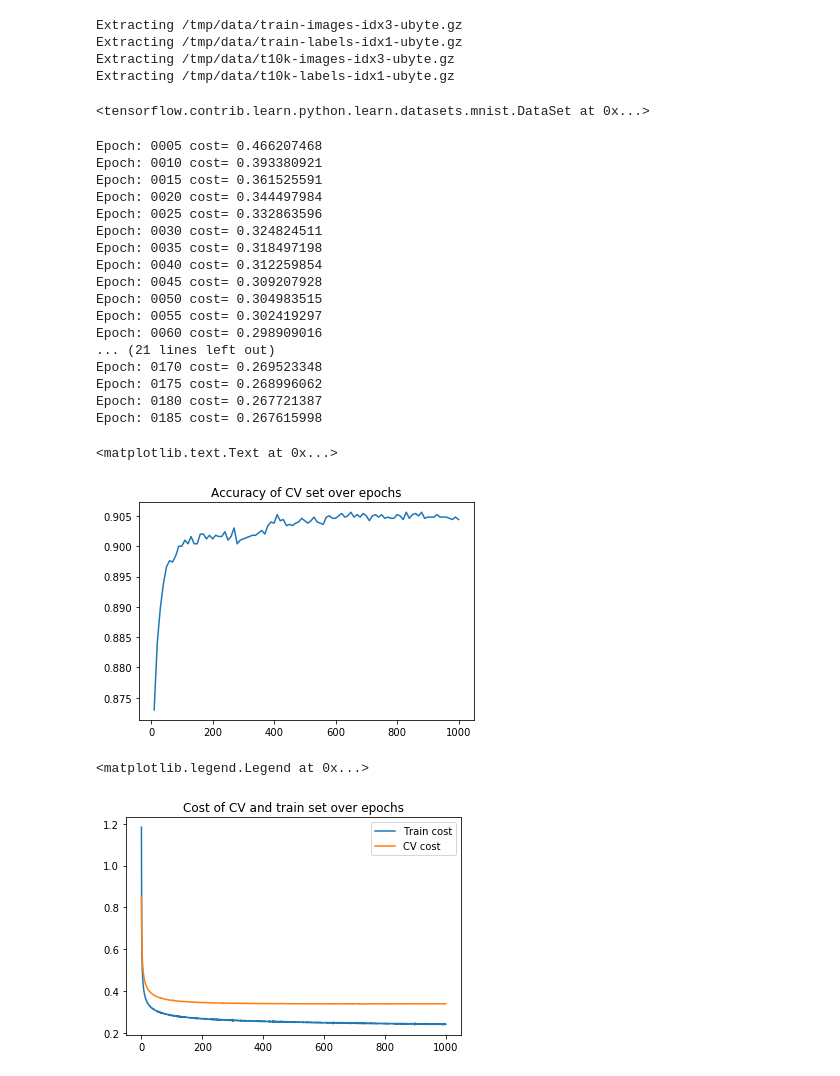
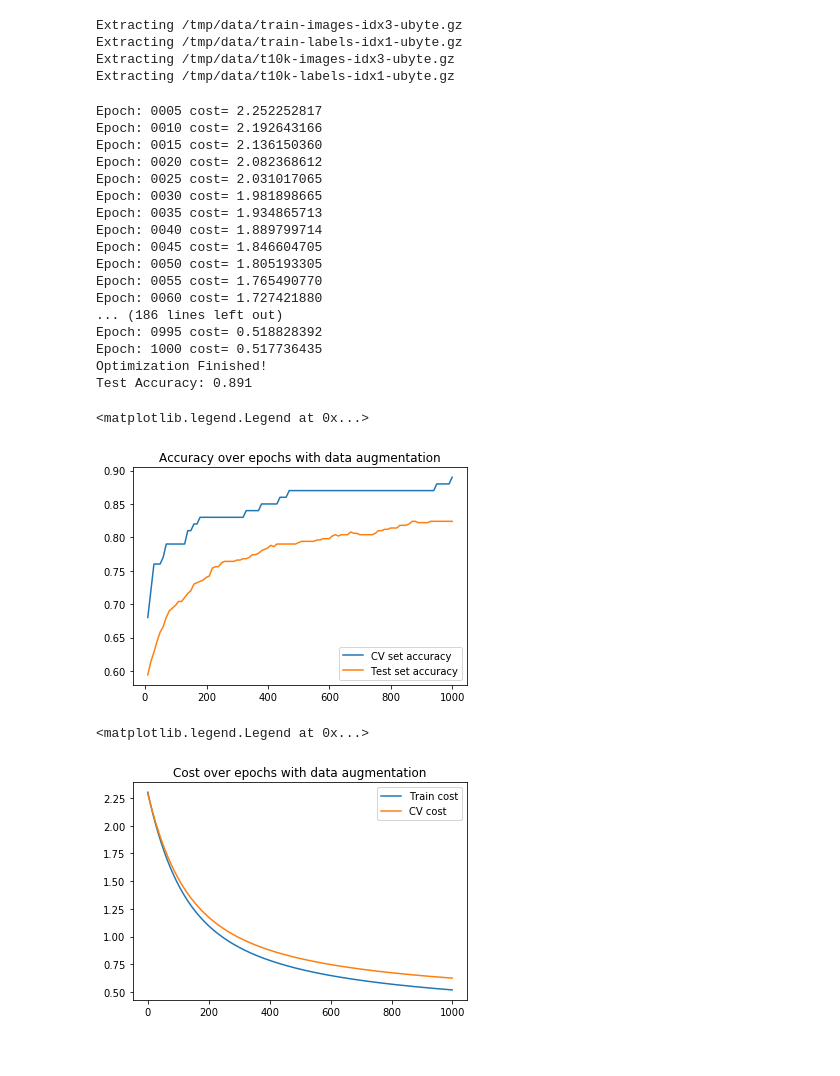
Before and after one commit to yujia21/MA6252, a Jupyter notebook: logistic_regression Dataset Augmentation.ipynb, the cells around one changed output. Saved outputs shown, nothing was run; the diff lists cells and outputs as text; code cells hidden in the pictures.

Commit message:
dataset augmentation

```diff
--- a/logistic_regression Dataset Augmentation.ipynb
+++ b/logistic_regression Dataset Augmentation.ipynb
@@ -17,8 +18,3 @@ Extracting /tmp/data/train-images-idx3-ubyte.gz
 Extracting /tmp/data/train-labels-idx1-ubyte.gz
 Extracting /tmp/data/t10k-images-idx3-ubyte.gz
 Extracting /tmp/data/t10k-labels-idx1-ubyte.gz
-# %%
-# data augment here
-mnist.train.
-# %% [output]
-<tensorflow.contrib.learn.python.learn.datasets.mnist.DataSet at 0x...>
@@ -25,8 +44,7 @@ mnist.train.
 # %%
 # Parameters
 learning_rate = 0.01
-training_epochs = 2000
-batch_size = 100
+training_epochs = 1000
 display_step = 5
 
 # tf Graph Input
@@ -60,19 +78,13 @@ with tf.Session() as sess:
 
     # Training cycle
     for epoch in range(training_epochs):
-        avg_cost = 0.
-        total_batch = int(mnist.train.num_examples/batch_size)
-        # Loop over all batches
-        for i in range(total_batch):
-            batch_xs, batch_ys = mnist.train.next_batch(batch_size)
-            # Fit training using batch data
-            _, c = sess.run([optimizer, cost], feed_dict={x: batch_xs,
-                                                          y: batch_ys})
+        #_, avg_cost = sess.run([optimizer, cost], feed_dict={x: new_train_images,
+        #                                                  y: new_train_labels})
+        _, avg_cost = sess.run([optimizer, cost], feed_dict={x: mnist.train.images[:n_samples],
+                                                          y: mnist.train.labels[:n_samples]})
 
-            # Compute average loss
-            avg_cost += c / total_batch
         train_cost = train_cost + [avg_cost]
-        CV_cost = CV_cost + [sess.run(cost, feed_dict = {x: mnist.test.images[:5000], y: mnist.test.labels[:5000]})]
+        CV_cost = CV_cost + [sess.run(cost, feed_dict = {x: mnist.validation.images, y: mnist.validation.labels})]
         # Display logs per epoch step
         if (epoch+1) % display_step == 0:
             print("Epoch:", '%04d' % (epoch+1), "cost=", "{:.9f}".format(avg_cost))
@@ -82,8 +94,8 @@ with tf.Session() as sess:
             correct_prediction = tf.equal(tf.argmax(pred, 1), tf.argmax(y, 1))
             # Calculate accuracy for CV and test set
             accuracy = tf.reduce_mean(tf.cast(correct_prediction, tf.float32))
-            cv_acc = accuracy.eval({x: mnist.test.images[:5000], y: mnist.test.labels[:5000]})
-            test_acc = accuracy.eval({x: mnist.test.images[5000:], y: mnist.test.labels[5000:]})
+            cv_acc = accuracy.eval({x: mnist.validation.images[:100], y: mnist.validation.labels[:100]})
+            test_acc = accuracy.eval({x: mnist.test.images[:500], y: mnist.test.labels[:500]})
             CV_accuracy = CV_accuracy + [cv_acc]
             test_accuracy = test_accuracy + [test_acc]
             CV_epoch = CV_epoch + [epoch]
@@ -95,38 +107,38 @@ with tf.Session() as sess:
     accuracy = tf.reduce_mean(tf.cast(correct_prediction, tf.float32))
     print("Test Accuracy:", accuracy.eval({x: mnist.test.images[5000:], y: mnist.test.labels[5000:]}))
 # %% [output]
-Epoch: 0005 cost= 0.466207468
-Epoch: 0010 cost= 0.393380921
-Epoch: 0015 cost= 0.361525591
-Epoch: 0020 cost= 0.344497984
-Epoch: 0025 cost= 0.332863596
-Epoch: 0030 cost= 0.324824511
-Epoch: 0035 cost= 0.318497198
-Epoch: 0040 cost= 0.312259854
-Epoch: 0045 cost= 0.309207928
-Epoch: 0050 cost= 0.304983515
-Epoch: 0055 cost= 0.302419297
-Epoch: 0060 cost= 0.298909016
-... (21 lines left out)
-Epoch: 0170 cost= 0.269523348
-Epoch: 0175 cost= 0.268996062
-Epoch: 0180 cost= 0.267721387
-Epoch: 0185 cost= 0.267615998
+Epoch: 0005 cost= 2.252252817
+Epoch: 0010 cost= 2.192643166
+Epoch: 0015 cost= 2.136150360
+Epoch: 0020 cost= 2.082368612
+Epoch: 0025 cost= 2.031017065
+Epoch: 0030 cost= 1.981898665
+Epoch: 0035 cost= 1.934865713
+Epoch: 0040 cost= 1.889799714
+Epoch: 0045 cost= 1.846604705
+Epoch: 0050 cost= 1.805193305
+Epoch: 0055 cost= 1.765490770
+Epoch: 0060 cost= 1.727421880
+... (186 lines left out)
+Epoch: 0995 cost= 0.518828392
+Epoch: 1000 cost= 0.517736435
+Optimization Finished!
+Test Accuracy: 0.891
 # %%
 import matplotlib.pyplot as plt
 %matplotlib inline
 plt.plot(CV_epoch,CV_accuracy,label="CV set accuracy")
 plt.plot(CV_epoch,test_accuracy,label="Test set accuracy")
-plt.title("Accuracy of CV set over epochs")
+plt.title("Accuracy over epochs with data augmentation")
 plt.legend()
 # %% [output]
-<matplotlib.text.Text at 0x...>
+<matplotlib.legend.Legend at 0x...>
-[figure, old version]
+[figure, new version]
 # %%
 plt.plot(train_cost, label="Train cost")
 plt.plot(CV_cost, label="CV cost")
-plt.title("Cost of CV and train set over epochs")
+plt.title("Cost over epochs with data augmentation")
 plt.legend()
 # %% [output]
 <matplotlib.legend.Legend at 0x...>
-[figure, old version]
+[figure, new version]
```
Also changed, not shown: parts of 4 cells of this notebook.
